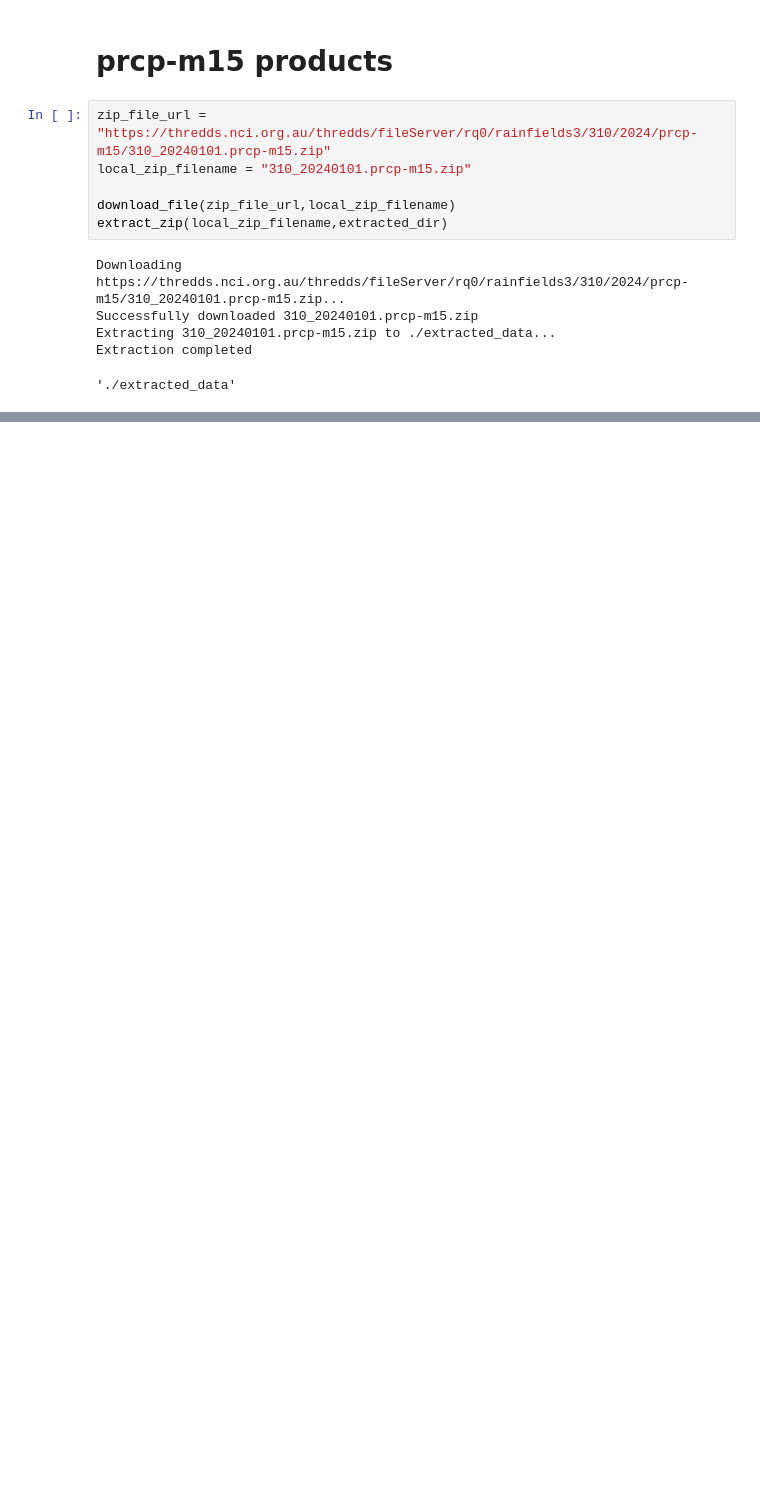
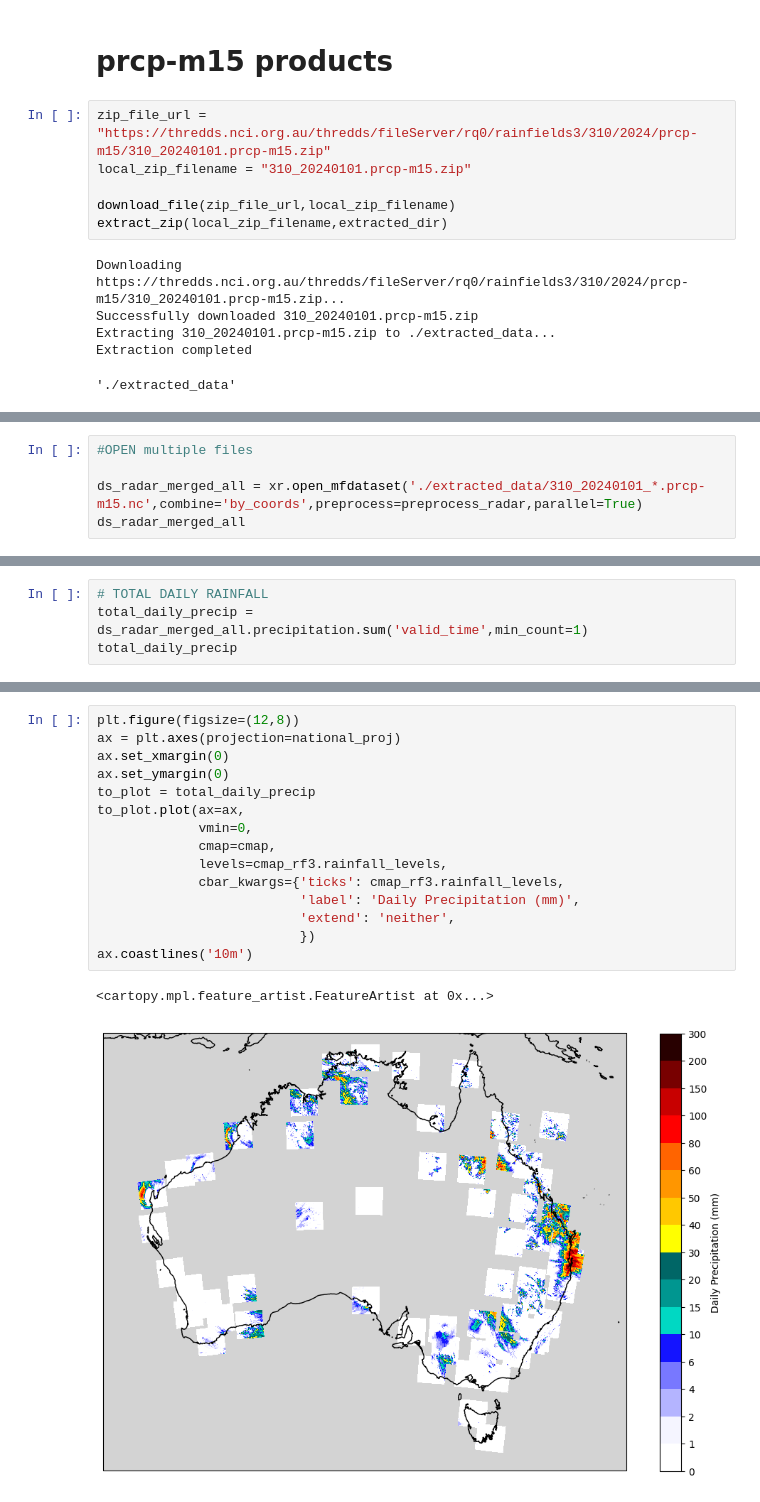
Before and after one commit to vlouf/Monash-Radar-Workshop-2025, a Jupyter notebook: 04 - Rainfields/rainfields_product.ipynb, the cells around one changed output, grey strips where cells are left out. Cells and saved outputs as stored; diff of their text form; blank space fills up the shorter version.

Commit message:
Add total daily merged map

```diff
--- a/04 - Rainfields/rainfields_product.ipynb
+++ b/04 - Rainfields/rainfields_product.ipynb
@@ -458,0 +484,5 @@ ax.coastlines('10m')
+# %%
+#OPEN multiple files
+
+ds_radar_merged_all = xr.open_mfdataset('./extracted_data/310_20240101_*.prcp-m15.nc',combine='by_coords',preprocess=preprocess_radar,parallel=True)
+ds_radar_merged_all
@@ -458,0 +527,4 @@ ax.coastlines('10m')
+# %%
+# TOTAL DAILY RAINFALL
+total_daily_precip = ds_radar_merged_all.precipitation.sum('valid_time',min_count=1)
+total_daily_precip
@@ -458,0 +558,18 @@ ax.coastlines('10m')
+# %%
+plt.figure(figsize=(12,8))
+ax = plt.axes(projection=national_proj)
+ax.set_xmargin(0)
+ax.set_ymargin(0)
+to_plot = total_daily_precip
+to_plot.plot(ax=ax,
+             vmin=0,
+             cmap=cmap,
+             levels=cmap_rf3.rainfall_levels,
+             cbar_kwargs={'ticks': cmap_rf3.rainfall_levels,
+                          'label': 'Daily Precipitation (mm)',
+                          'extend': 'neither',
+                          })
+ax.coastlines('10m')
+# %% [output]
+<cartopy.mpl.feature_artist.FeatureArtist at 0x...>
+[figure, added]
```
Also changed, not shown: parts of 12 cells of this notebook.
